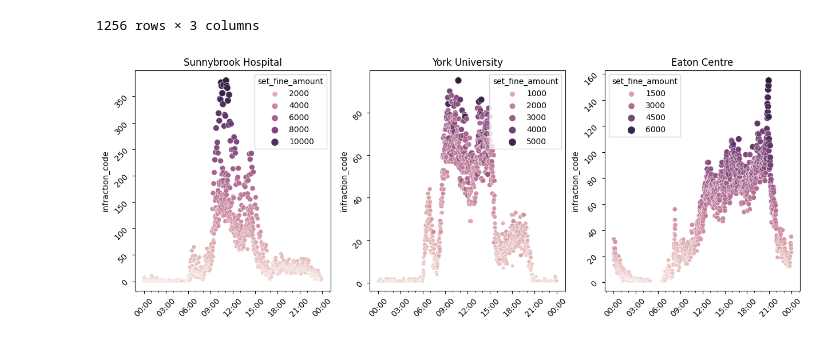
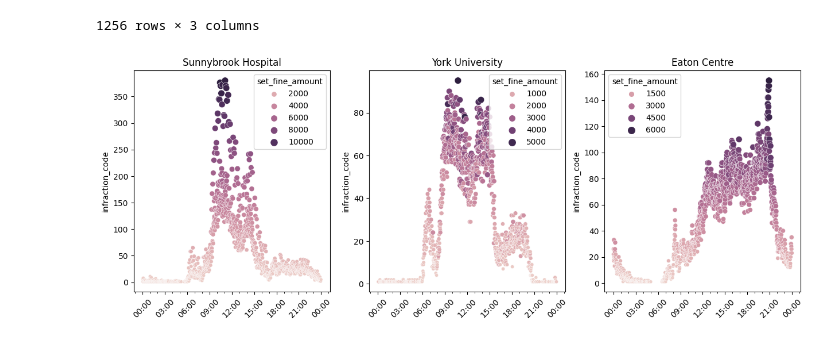
Before and after one commit to sariaslaso/parking_toronto, a Jupyter notebook: data_processing.ipynb, the cells around one changed output. Drawn from its saved outputs; the diff is of its cells as text; code cells hidden in the pictures.

```diff
--- a/data_processing.ipynb
+++ b/data_processing.ipynb
@@ -645,32 +647,32 @@ fmt_hour = mdates.HourLocator()
 # %%
 fig, axes = plt.subplots(1, 3, figsize = (15, 5))
 
 sns.scatterplot(ax = axes[0], data = timeofday_revenue_bayview, x = "time_of_infraction_dt", y = "infraction_code",
             hue = "set_fine_amount", size = "set_fine_amount")
 axes[0].set_title("Sunnybrook Hospital")
 axes[0].xaxis.set_major_formatter(md.DateFormatter('%H:%M'))
 fmt_hour = mdates.HourLocator()
 axes[0].xaxis.set_minor_locator(fmt_hour)
-axes[0].tick_params(which='major', labelrotation = 45)
+axes[0].tick_params(axis = "x", which='major', labelrotation = 45)
 axes[0].set_xlabel("")
 
 sns.scatterplot(ax = axes[1], data = timeofday_revenue_keele, x = "time_of_infraction_dt", y = "infraction_code",
             hue = "set_fine_amount", size = "set_fine_amount")
 axes[1].set_title("York University")
 axes[1].xaxis.set_major_formatter(md.DateFormatter('%H:%M'))
 axes[1].xaxis.set_minor_locator(fmt_hour)
-axes[1].tick_params(which='major', labelrotation = 45)
+axes[1].tick_params(axis = "x", which='major', labelrotation = 45)
 axes[1].set_xlabel("")
 
 sns.scatterplot(ax = axes[2], data = timeofday_revenue_edward, x = "time_of_infraction_dt", y = "infraction_code",
             hue = "set_fine_amount", size = "set_fine_amount")
 axes[2].set_title("Eaton Centre")
 axes[2].xaxis.set_major_formatter(md.DateFormatter('%H:%M'))
 axes[2].xaxis.set_minor_locator(fmt_hour)
-axes[2].tick_params(which='major', labelrotation = 45)
+axes[2].tick_params(axis = "x", which='major', labelrotation = 45)
 axes[2].set_xlabel("")
 
 
 plt.show()
 # %% [output]
-[figure, old version]
+[figure, new version]
```
Also changed, not shown: parts of 8 cells of this notebook.
